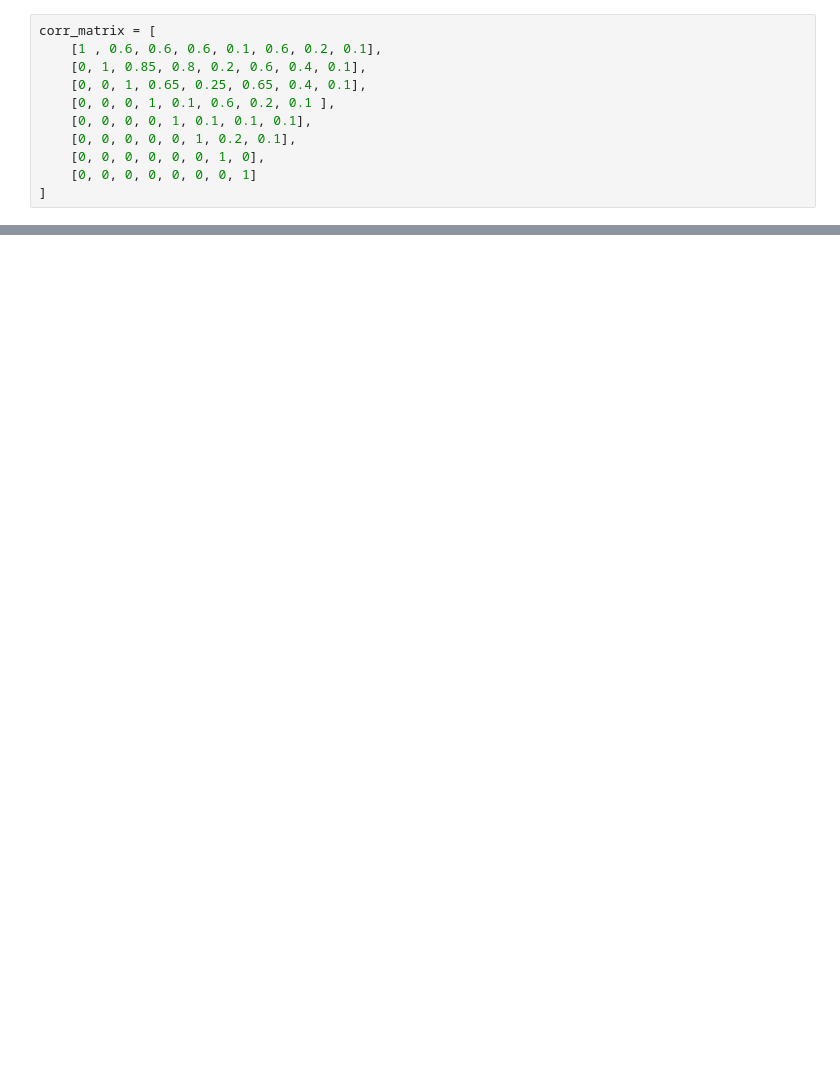
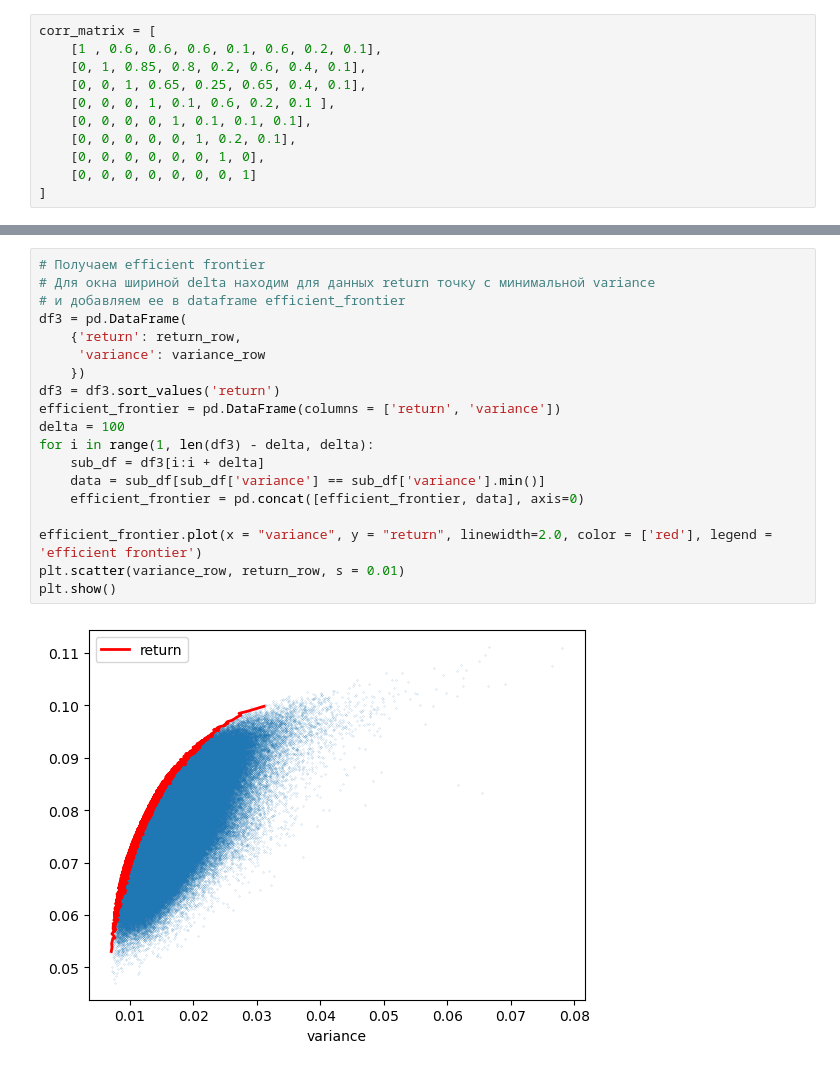
Before and after one commit to antonsharapov1/inv, a Jupyter notebook: Untitled-1.ipynb, the cells around one changed output, grey strips where cells are left out. Drawn from its saved outputs; the diff is of its cells as text; blank space fills up the shorter version.

```diff
--- a/Untitled-1.ipynb
+++ b/Untitled-1.ipynb
@@ -84,0 +97,21 @@ plt.show()
+# %%
+# Получаем efficient frontier
+# Для окна шириной delta находим для данных return точку с минимальной variance
+# и добавляем ее в dataframe efficient_frontier
+df3 = pd.DataFrame(
+    {'return': return_row,
+     'variance': variance_row
+    })
+df3 = df3.sort_values('return')
+efficient_frontier = pd.DataFrame(columns = ['return', 'variance'])
+delta = 100
+for i in range(1, len(df3) - delta, delta):
+    sub_df = df3[i:i + delta]
+    data = sub_df[sub_df['variance'] == sub_df['variance'].min()]
+    efficient_frontier = pd.concat([efficient_frontier, data], axis=0)
+
+efficient_frontier.plot(x = "variance", y = "return", linewidth=2.0, color = ['red'], legend = 'efficient frontier')
+plt.scatter(variance_row, return_row, s = 0.01)
+plt.show()
+# %% [output]
+[figure, added]
```
Also changed, not shown: parts of 4 cells of this notebook.
